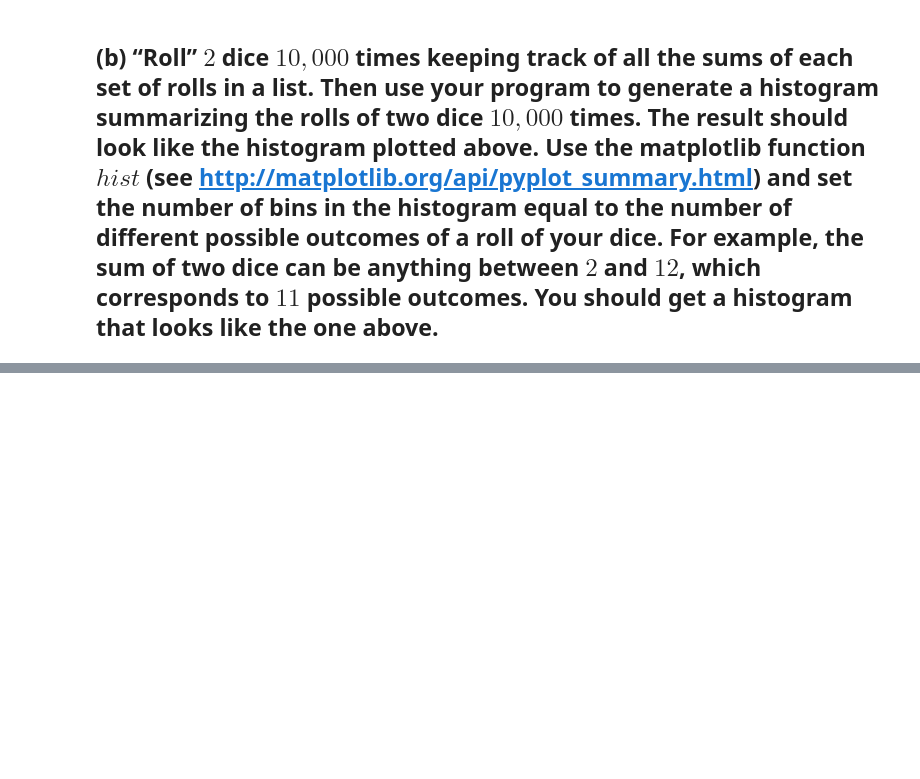
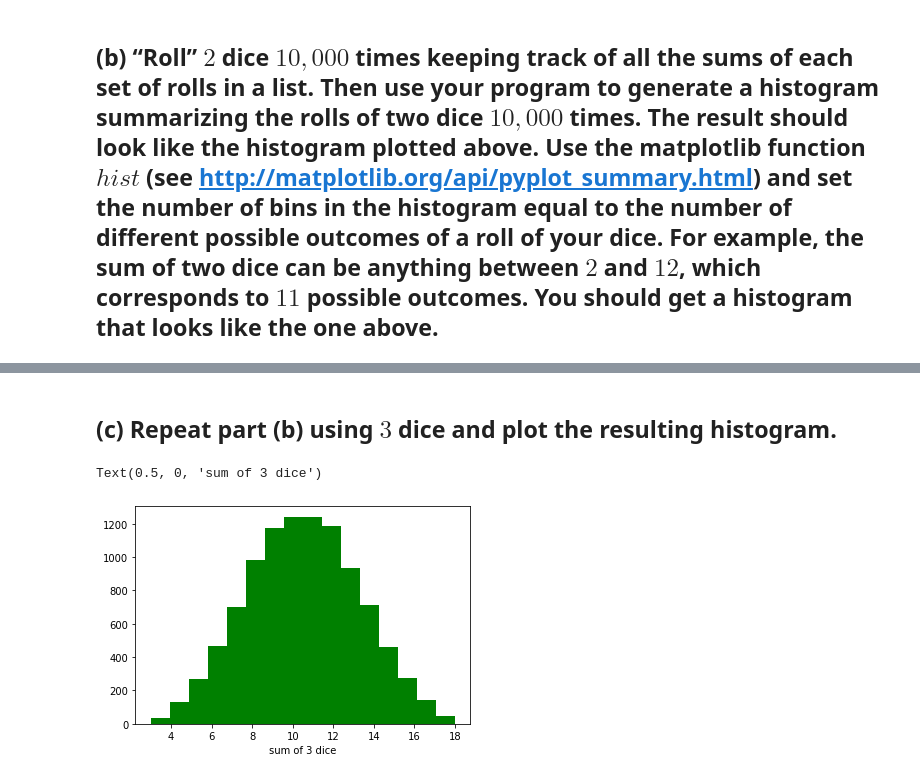
Before and after one commit to SEB91QA/Python-Exercises, a Jupyter notebook: Exercise_7.ipynb, the cells around one changed output, grey strips where cells are left out. Cells and saved outputs as stored; diff of their text form; code cells hidden in the pictures; blank space fills up the shorter version.

```diff
--- a/Exercise_7.ipynb
+++ b/Exercise_7.ipynb
@@ -85,0 +85,10 @@ plt.show()
+# %% [markdown]
+## (c) Repeat part (b) using $3$ dice and plot the resulting histogram.
+# %%
+s3 = sum(3, 10000)
+
+plt.hist(s3, 16, facecolor='green')
+plt.xlabel('sum of 3 dice')
+# %% [output]
+Text(0.5, 0, 'sum of 3 dice')
+[figure, added]
```
Also changed, not shown: parts of 9 cells of this notebook, 1 other file.
